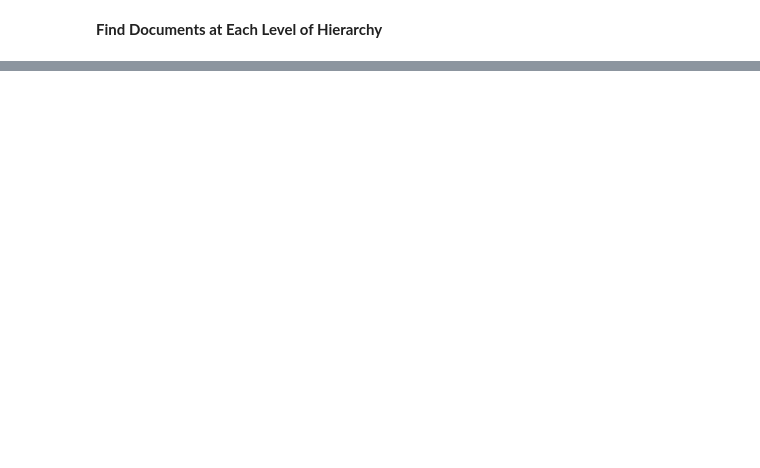
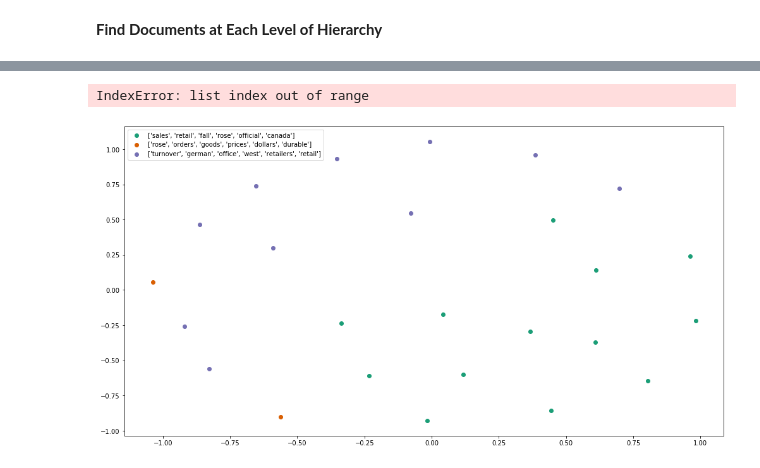
Before and after one commit to katrina906/DS5230, a Jupyter notebook: cleaning.ipynb, the cells around one changed output, grey strips where cells are left out. Drawn from its saved outputs; the diff is of its cells as text; code cells hidden in the pictures; blank space fills up the shorter version.

```diff
--- a/cleaning.ipynb
+++ b/cleaning.ipynb
@@ -271,7 +399,7 @@ for i in list(frameh.cluster.unique()):
 __Find Documents at Each Level of Hierarchy__
 # %%
 # in linkage matrix, indicate the aggregated node for each node pair
-links = pd.DataFrame(linkage_matrix)
+links = pd.DataFrame(linkage_matrix_e) # using euclidean
 links.columns = ['source1', 'source2', 'd', 'n']
 
 links['target'] = 0
@@ -395,3 +541,41 @@ labels
+# %%
+# visualization based on distances: x and y coordinates
+
+###### should use tsne or umap in reality
+
+MDS()
+
+# convert two components as we're plotting points in a two-dimensional plane
+# "precomputed" because we provide a distance matrix
+# we will also specify `random_state` so the plot is reproducible.
+mds = MDS(n_components=2, dissimilarity="precomputed", random_state=1)
+
+pos = mds.fit_transform(dist_e)  # shape (n_components, n_samples)
+
+xs, ys = pos[:, 0], pos[:, 1]
+# %%
+df_vis = pd.DataFrame(dict(x = xs, y = ys, cluster = f))
+# %%
+cluster_labels = dict()
+for i in range(len(f)):
+    cluster_labels[i] = labels[i]
+
+cluster_colors = {0: '#1b9e77', 1: '#d95f02', 2: '#7570b3'}
+# %% [output]
+IndexError: list index out of range
+# %%
+fig, ax = plt.subplots(figsize=(17, 9))
+
+df_vis.cluster = df_vis.cluster - 1 # want clusters to start at 0
+groups = df_vis.groupby('cluster')
+
+for name, group in groups:
+    ax.scatter(group.x, group.y, c  = cluster_colors[name], label = cluster_labels[name])
+    ax.legend()
+
+### everything is far apart! curse of dimensionality
+# %% [output]
+[figure, added]
 # %%
 # kmeans
 # need to research and mess with paramters
```
Also changed, not shown: parts of 36 cells of this notebook.
